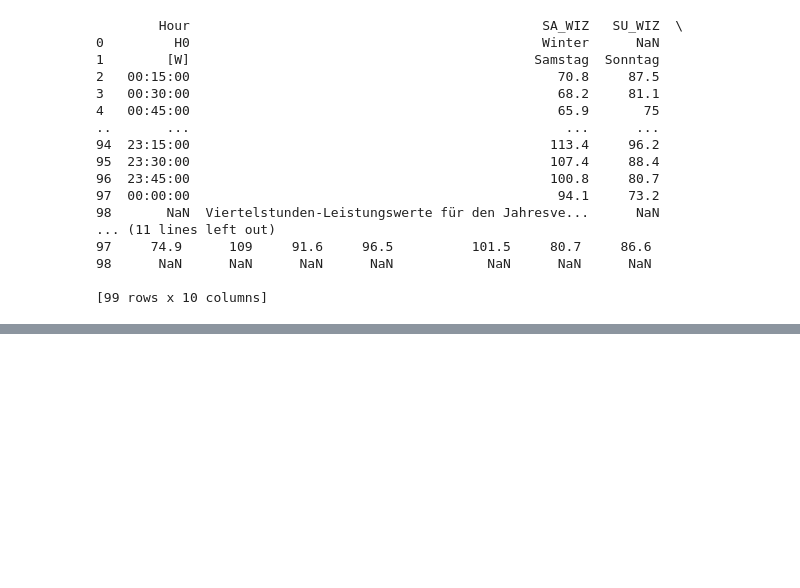
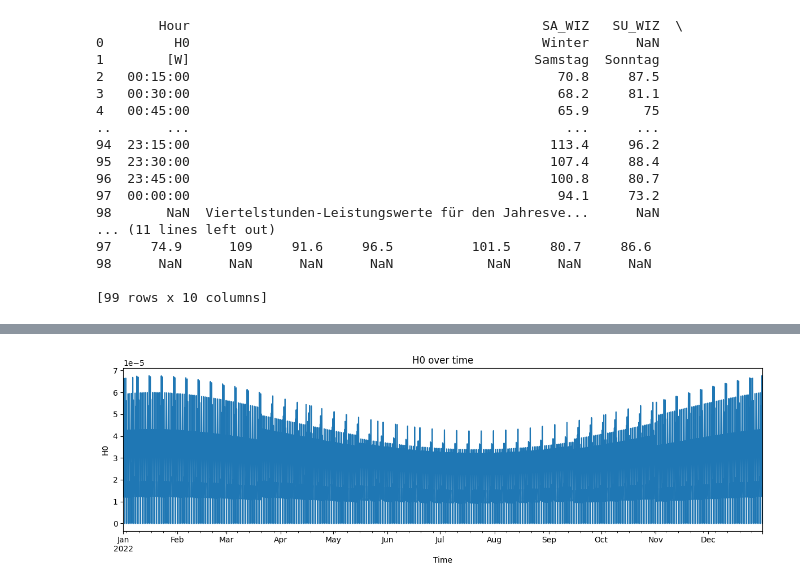
Before and after one commit to nirtakna/master-thesis-dissaggregator, a Jupyter notebook: src/data_processing/test_temporal.ipynb, the cells around one changed output, grey strips where cells are left out. Drawn from its saved outputs; the diff is of its cells as text; code cells hidden in the pictures; blank space fills up the shorter version.

Commit message:
changes on indexes

```diff
--- a/src/data_processing/test_temporal.ipynb
+++ b/src/data_processing/test_temporal.ipynb
@@ -279,2 +299,8 @@ Date
 
 [35040 rows x 10 columns]
+# %%
+df = df.tz_convert('UTC')
+
+idx = pd.date_range(start=str(year), end=str(year + 1), freq="15min")[:-1]
+
+df.index = idx
@@ -280,0 +327,12 @@ Date
+# %%
+import matplotlib.pyplot as plt
+
+plt.figure(figsize=(12, 4))
+df['H0'].plot()
+plt.xlabel('Time')
+plt.ylabel('H0')
+plt.title('H0 over time')
+plt.tight_layout()
+plt.show()
+# %% [output]
+[figure, added]
```
Also changed, not shown: parts of 4 cells of this notebook, 1 other file.
